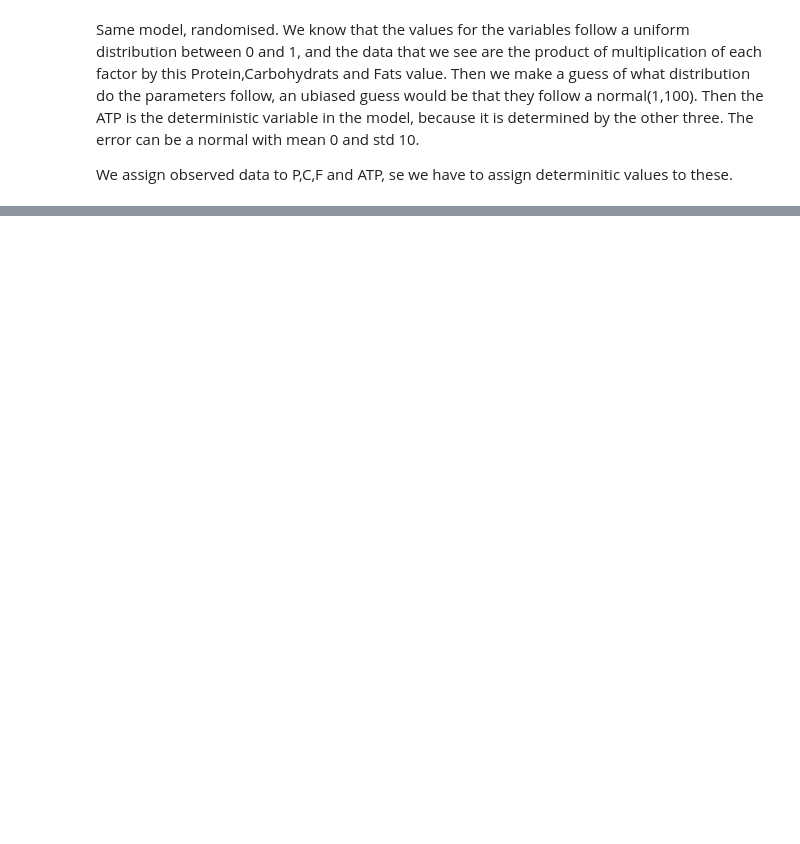
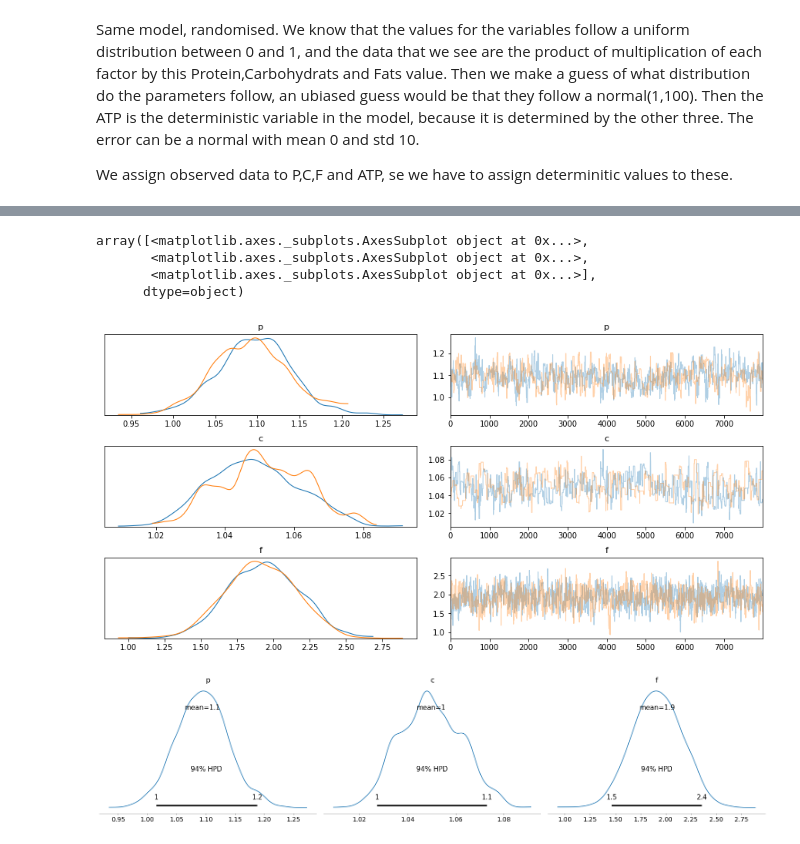
Before and after one commit to Argonvi/AST, a Jupyter notebook: WeeklyAssignment3.ipynb, the cells around one changed output, grey strips where cells are left out. Saved outputs shown, nothing was run; the diff lists cells and outputs as text; code cells hidden in the pictures; blank space fills up the shorter version.

```diff
--- a/WeeklyAssignment3.ipynb
+++ b/WeeklyAssignment3.ipynb
@@ -13,22 +14,17 @@ AttributeError: module 'theano' has no attribute 'gof'
 # %%
 data = pd.read_csv("diet_and_atp.tsv", header=[0], sep="\t")
-model_input = data[["Protein","Carbohydrates","Fat"]]
-model_output = data[["ATP"]]
+P = data["Protein"]
+C = data["Carbohydrates"]
+F = data["Fat"]
+A = data["ATP"]
 # %%
 with pm.Model() as model:
     std = pm.Uniform("std", 0, 100)
-    P = pm.Uniform("P",0,1)
-    C = pm.Uniform("C",0,1)
-    F = pm.Uniform("F",0,1)
     p = pm.Normal("p", mu = 1, sd = 100)
     c = pm.Normal("c", mu = 1, sd = 100)
     f = pm.Normal("f", mu = 1, sd = 100)
 
-    data_prot = pm.Deterministic("proteins",p*P)
-    data_carb = pm.Deterministic("carbohydrates",c*C)
-    data_fat = pm.Deterministic("fat",f*F)
-    mean = pm.Deterministic("mean", p*P+c*C+f*F)
-    atp = pm.Normal("ATP", mu = mean, sd = std, observed = data["ATP"])
+    atp = pm.Normal("ATP", mu = p*P+c*C+f*F, sigma = std, observed = data["ATP"])
 
     trace = pm.sample(10000, step=pm.Metropolis()) #aquí exploramos el modelo con el algoritmo de metropolis
-    burned_trace = trace[20000:]
+    burned_trace = trace[2000:]
@@ -35,17 +38,0 @@ with pm.Model() as model:
-# %%
-#En este bloque le damos al modelo todos los parámetros
-with pm.Model() as model:
-    std = pm.Uniform("std", 0, 100) #100 es solo un guess
-
-    beta = pm.Normal("beta", mu=0, sd=100) #estos parametros tiene una distribución normal, le damos una sd muy amplia
-    alpha = pm.Normal("alpha", mu=0, sd=100) #decimos que estos dos siguen una normal porque en la grafica anterior hemos visto que los valores están entorno a 0, pero esto tambien es un guess, un guess ligeramente informado por la exploración previa de los datos,
-    #podríamos probar otros guesses iniciales pero llegaremos a conclusiones más precisas si nuestros guesses están "biased" o, dicho de otra forma, informados
-
-    # Deterministic variables that depends of random variables are set like this
-    mean = pm.Deterministic("mean", alpha + beta*X) #la linea que quiero predecir, X son los valores que establecimos en el bloque anterior
-
-    # We want to adjust mean and std and we have the observed data, we link them like this.
-    obs = pm.Normal("obs", mu=mean, sd=std, observed=Y) #Y es el return, decimos que sigue una distribución normal entorno a la media,
-
-    trace = pm.sample(100000, step=pm.Metropolis()) #aquí exploramos el modelo con el algoritmo de metropolis
-    burned_trace = trace[20000:]
@@ -55,0 +39,10 @@ pm.plot_posterior(trace=burned_trace, varnames=["std", "beta", "alpha"], kde_plo
+# %%
+pm.plots.traceplot(burned_trace, var_names=["p", "c", "f"])
+pm.plot_posterior(data=burned_trace, var_names=["p", "c", "f"])
+# %% [output]
+array([<matplotlib.axes._subplots.AxesSubplot object at 0x...>,
+       <matplotlib.axes._subplots.AxesSubplot object at 0x...>,
+       <matplotlib.axes._subplots.AxesSubplot object at 0x...>],
+      dtype=object)
+[figure, added]
+[figure, added]
```
Also changed, not shown: parts of 3 cells of this notebook.
